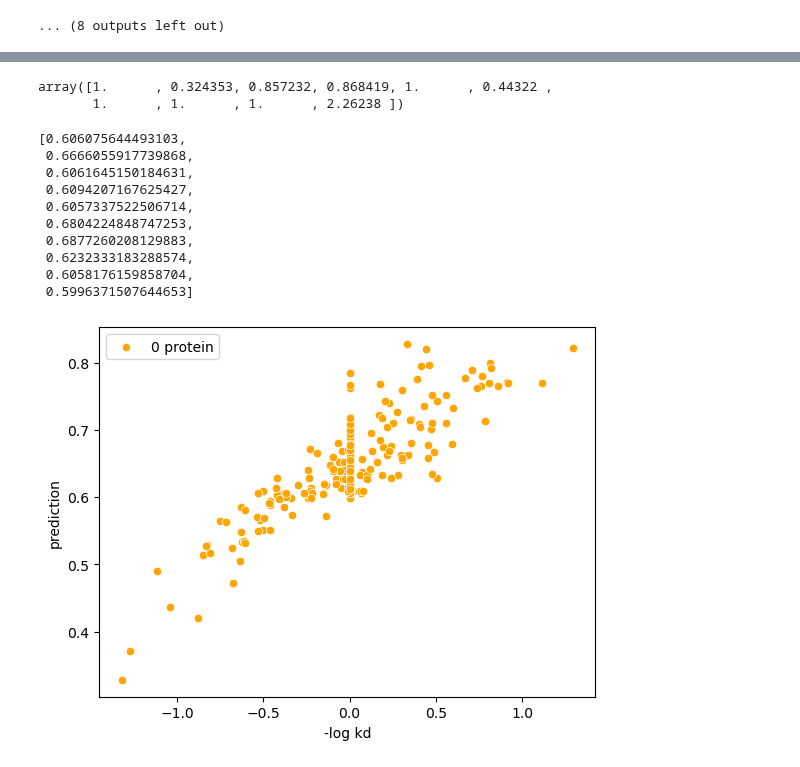
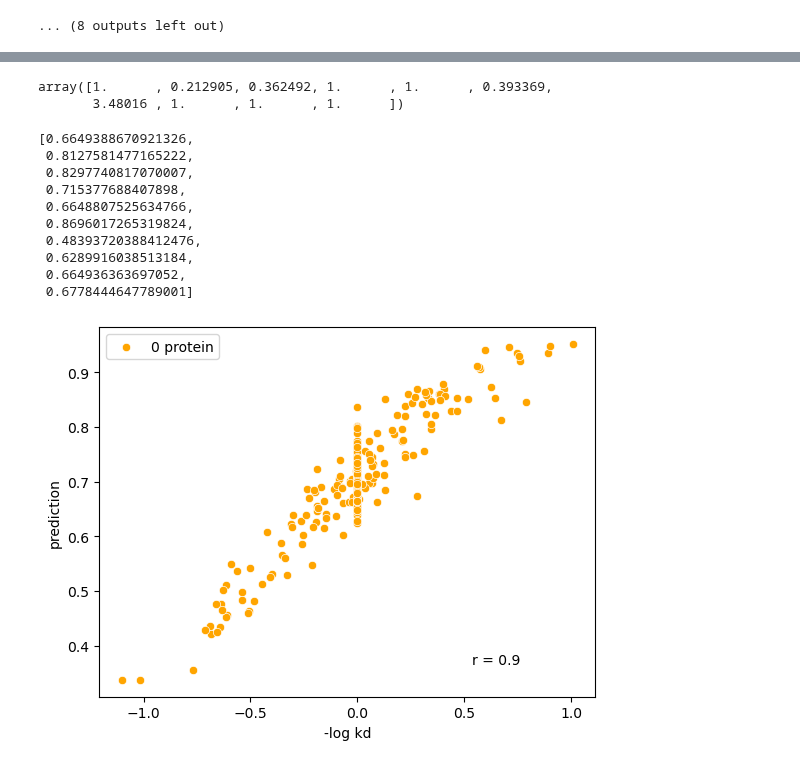
Before and after one commit to JoshuaGensel/MIME_ML, a Jupyter notebook: src/test.ipynb, the cells around one changed output, grey strips where cells are left out. Drawn from its saved outputs; the diff is of its cells as text; code cells hidden in the pictures.

Commit message:
experimental condition test

```diff
--- a/src/test.ipynb
+++ b/src/test.ipynb
@@ -7,7 +7,7 @@ import seaborn as sns
 from tqdm import tqdm
 # %%
 #set path to simulation data
-simulation_path = "/mnt/d/data/MIME_data/simData/dmMIME/lowSpecies"
+simulation_path = "/mnt/d/data/MIME_data/simData/dmMIME/seqLen100/experimentalConditions"
 # %%
 #set training parameters
 training_path = simulation_path+'/data/trainingData.txt'
@@ -15,7 +15,7 @@ test_path = simulation_path+'/data/testData.txt'
 epochs = 20
 learning_rate = 0.0001
 batch_size = 128
-lambda_l1 = 0.00009
+lambda_l1 = 0.0001
 hidden_size_factor = 5
 bottleneck = 1/5
 # %%
@@ -131,8 +131,8 @@ kds = np.insert(kds, 0, 1)
 kds = np.insert(kds, np.arange(4, len(kds), 3), 1)
 kds[0:10]
 # %% [output]
-array([1.      , 0.324353, 0.857232, 0.868419, 1.      , 0.44322 ,
-       1.      , 1.      , 1.      , 2.26238 ])
+array([1.      , 0.212905, 0.362492, 1.      , 1.      , 0.393369,
+       3.48016 , 1.      , 1.      , 1.      ])
 # %%
 predictions = []
 prediction_example = np.zeros(len(kds)+8)
@@ -149,21 +149,23 @@ for i in range(8, len(kds)+8):
 
 predictions[0:10]
 # %% [output]
-[0.606075644493103,
- 0.6666055917739868,
- 0.6061645150184631,
- 0.6094207167625427,
- 0.6057337522506714,
- 0.6804224848747253,
- 0.6877260208129883,
- 0.6232333183288574,
- 0.6058176159858704,
- 0.5996371507644653]
+[0.6649388670921326,
+ 0.8127581477165222,
+ 0.8297740817070007,
+ 0.715377688407898,
+ 0.6648807525634766,
+ 0.8696017265319824,
+ 0.48393720388412476,
+ 0.6289916038513184,
+ 0.664936363697052,
+ 0.6778444647789001]
 # %%
 #two plots -log kd vs predictionZeroConc and predictionOneConc
 sns.scatterplot(x=-np.log10(kds), y=predictions, label='0 protein', color='orange')
 plt.xlabel('-log kd')
 plt.ylabel('prediction')
+#show correlation coefficient in bottom right corner
+plt.text(0.8, 0.1, 'r = '+str(np.round(np.corrcoef(-np.log10(kds), predictions)[0,1], 2)), ha='center', va='center', transform=plt.gca().transAxes)
 plt.show()
 # %% [output]
-[figure, old version]
+[figure, new version]
```
Also changed, not shown: parts of 3 cells of this notebook.
